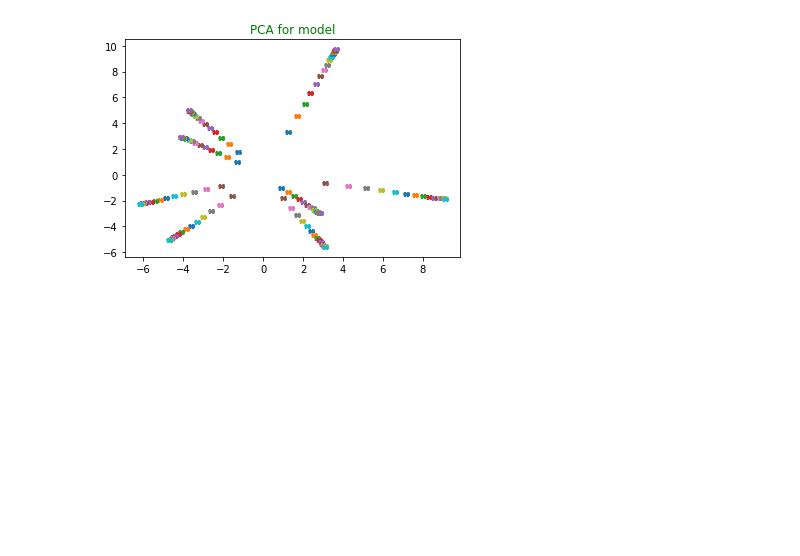
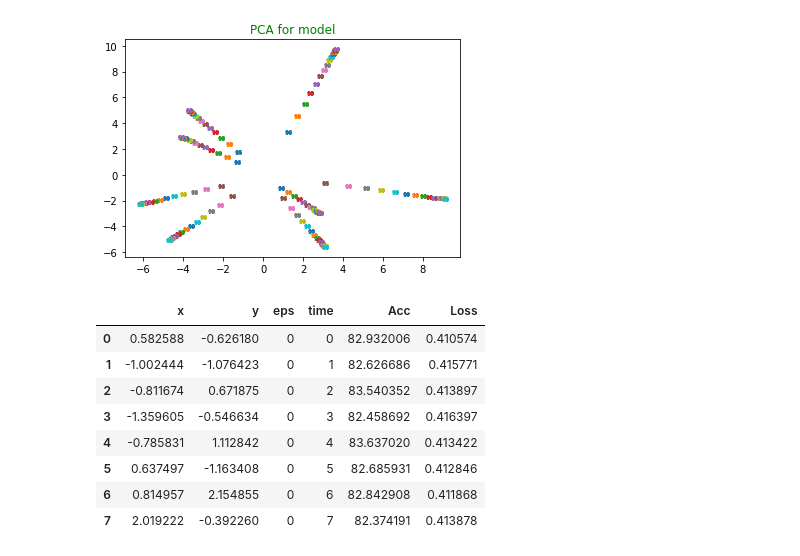
Before and after one commit to DineshchandarR/CPSC-8430-Deep-Learning-001, a Jupyter notebook: HW1/HW1.2_Visualize the Optimization Process_p2 copy.ipynb, the cells around one changed output. Saved outputs shown, nothing was run; the diff lists cells and outputs as text; code cells hidden in the pictures; blank space fills up the shorter version.

```diff
--- a/HW1/HW1.2_Visualize the Optimization Process_p2 copy.ipynb
+++ b/HW1/HW1.2_Visualize the Optimization Process_p2 copy.ipynb
@@ -364,3 +364,17 @@ plt.savefig('D:/Clemson/COURSE/SEM-2/CPSC-8430 Deep Learning - 001/Homework/CPSC
 plt.show()
 # %% [output]
 [figure]
+# %%
+epoch1stEpoch= allEpochDf.loc[(allEpochDf['eps']+1) == 1]
+epoch1stEpoch = epoch1stEpoch.reset_index(drop=True)
+epoch1stEpoch
+# %% [output]
+|  | x | y | eps | time | Acc | Loss |
+| 0 | 0.582588 | -0.626180 | 0 | 0 | 82.932006 | 0.410574 |
+| 1 | -1.002444 | -1.076423 | 0 | 1 | 82.626686 | 0.415771 |
+| 2 | -0.811674 | 0.671875 | 0 | 2 | 83.540352 | 0.413897 |
+| 3 | -1.359605 | -0.546634 | 0 | 3 | 82.458692 | 0.416397 |
+| 4 | -0.785831 | 1.112842 | 0 | 4 | 83.637020 | 0.413422 |
+| 5 | 0.637497 | -1.163408 | 0 | 5 | 82.685931 | 0.412846 |
+| 6 | 0.814957 | 2.154855 | 0 | 6 | 82.842908 | 0.411868 |
+| 7 | 2.019222 | -0.392260 | 0 | 7 | 82.374191 | 0.413878 |
```
Also changed, not shown: parts of 7 cells of this notebook, 2 other files.
